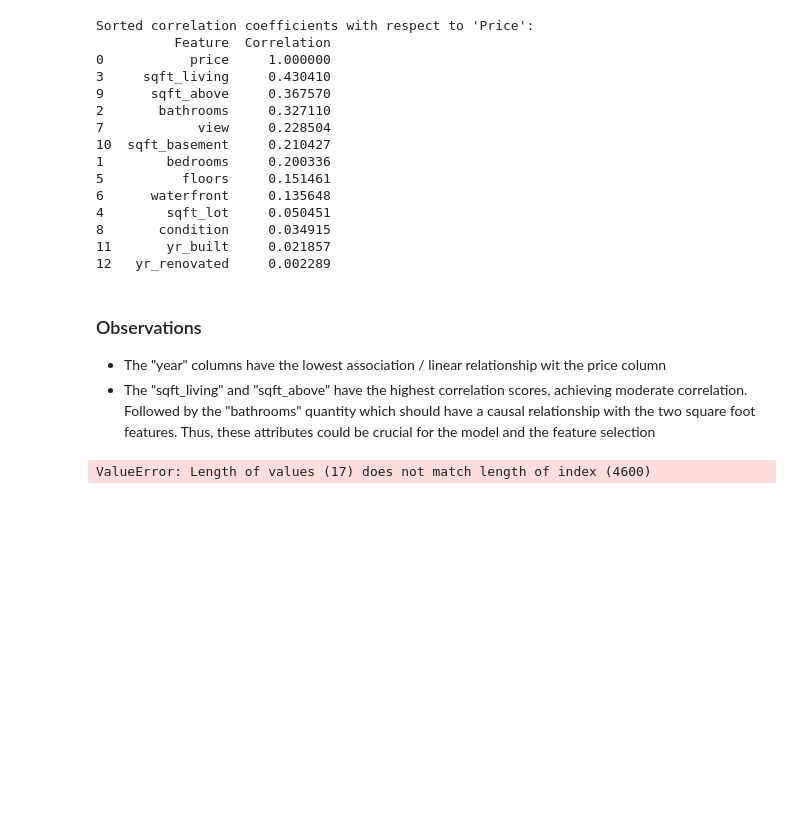
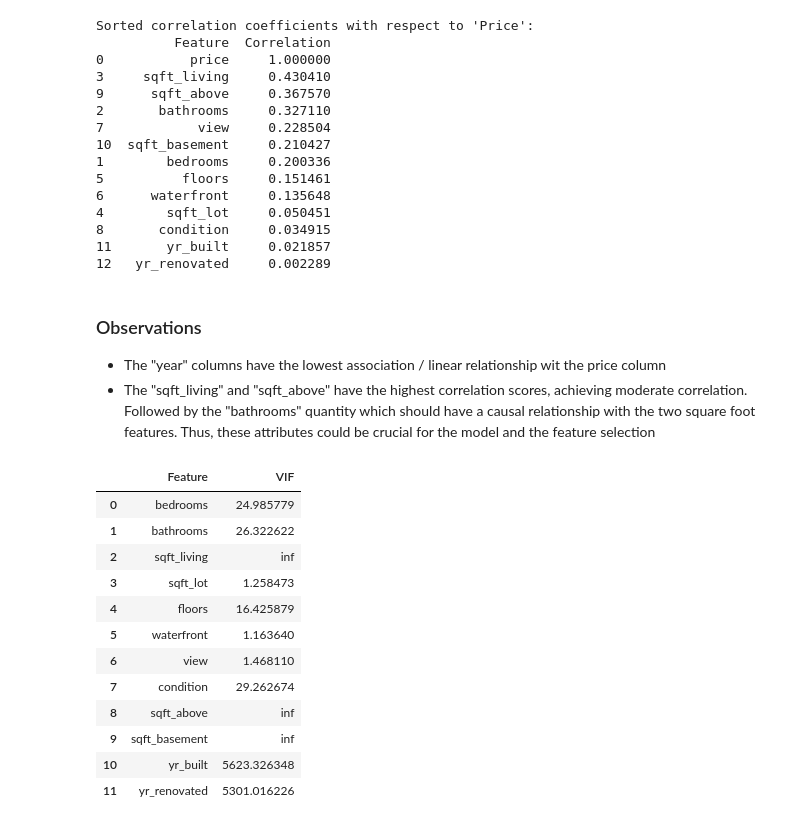
Before and after one commit to DenisSobczyk/House_Price_Prediction, a Jupyter notebook: app.ipynb, the cells around one changed output. Cells and saved outputs as stored; diff of their text form; code cells hidden in the pictures; blank space fills up the shorter version.

```diff
--- a/app.ipynb
+++ b/app.ipynb
@@ -305,9 +305,30 @@ Sorted correlation coefficients with respect to 'Price':
 # %%
 from statsmodels.stats.outliers_influence import variance_inflation_factor
 
-X = df.columns
+# create a variable that only creates numeric values of the dataframe
 
-df["Feature"] = df.columns
-df["VIF"] = [variance_inflation_factor(X.values, i) for i in range(X.shape[1])]
+num_df = df.select_dtypes(include=['float64', 'int64'])
+num_df.drop(columns="price", inplace=True)
+
+vif_data = pd.DataFrame()
+
+vif_data["Feature"] = num_df.columns
+
+# calculate the variance inflation factor (VIF)
+vif_data["VIF"] = [variance_inflation_factor(num_df.values, i) for i in range(num_df.shape[1])]
+
+vif_data
 # %% [output]
-ValueError: Length of values (17) does not match length of index (4600)
+|  | Feature | VIF |
+| 0 | bedrooms | 24.985779 |
+| 1 | bathrooms | 26.322622 |
+| 2 | sqft_living | inf |
+| 3 | sqft_lot | 1.258473 |
+| 4 | floors | 16.425879 |
+| 5 | waterfront | 1.163640 |
+| 6 | view | 1.468110 |
+| 7 | condition | 29.262674 |
+| 8 | sqft_above | inf |
+| 9 | sqft_basement | inf |
+| 10 | yr_built | 5623.326348 |
+| 11 | yr_renovated | 5301.016226 |
```
Also changed, not shown: parts of 2 cells of this notebook.
